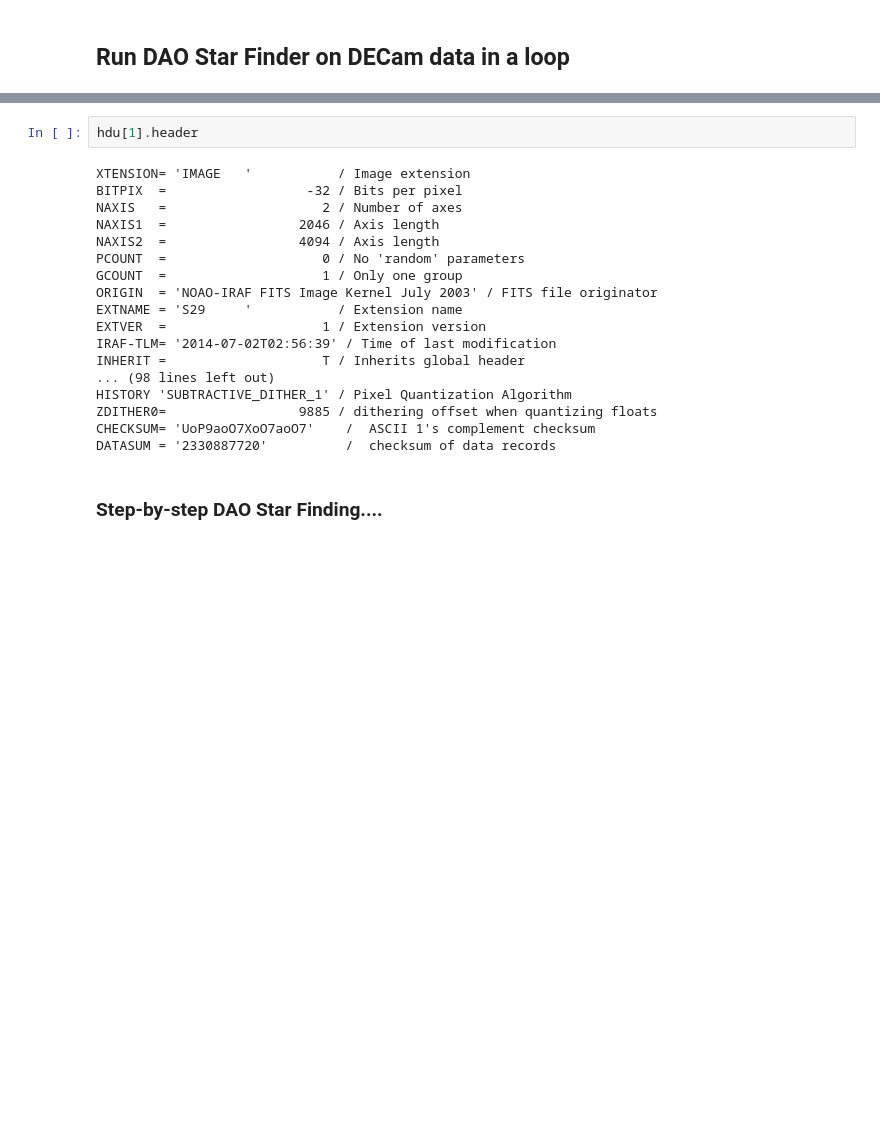
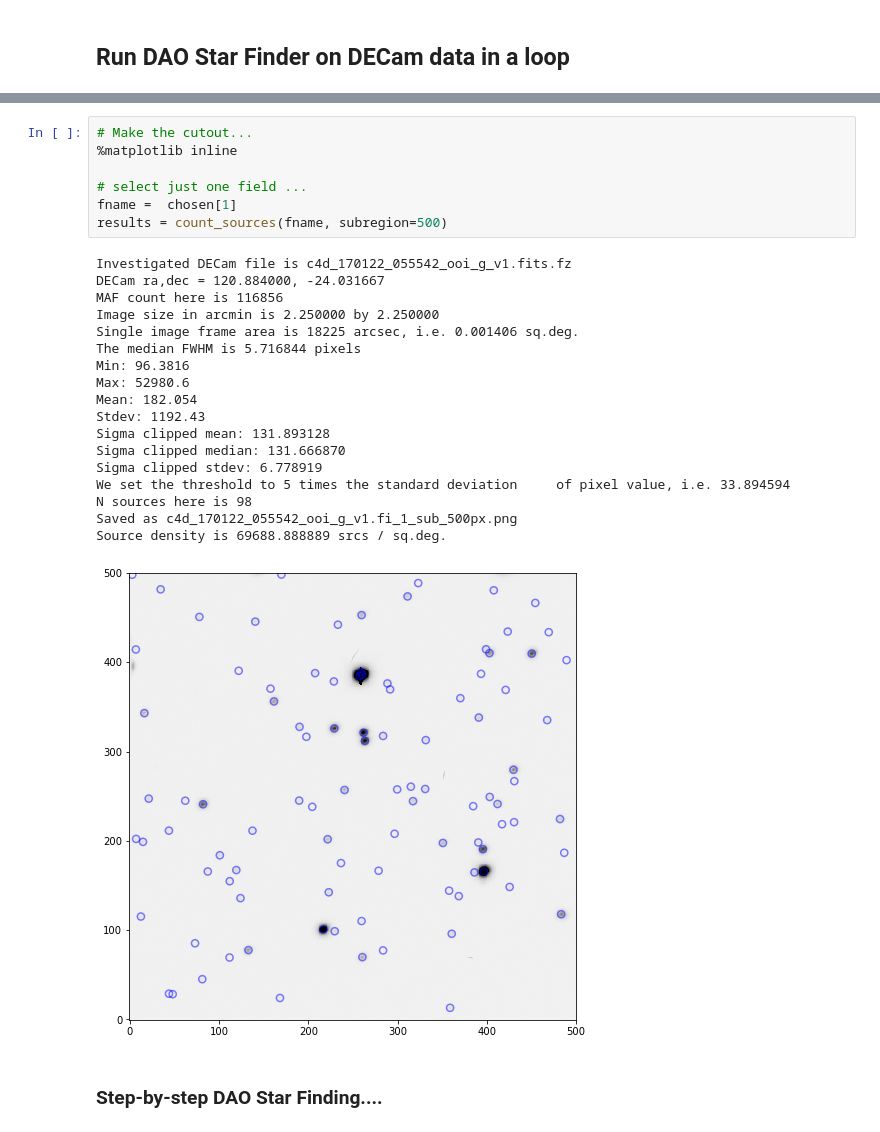
Before and after one commit to suberlak/crowded_fields, a Jupyter notebook: code/source_count_DAOStarFinder.ipynb, the cells around one changed output, grey strips where cells are left out. Saved outputs shown, nothing was run; the diff lists cells and outputs as text; blank space fills up the shorter version.

```diff
--- a/code/source_count_DAOStarFinder.ipynb
+++ b/code/source_count_DAOStarFinder.ipynb
@@ -287,23 +259,29 @@ Table.read('DAO_'+str(percent)+'_perc_DECam_MAF_counts.csv')
-# %%
-hdu[1].header
-# %% [output]
-XTENSION= 'IMAGE   '           / Image extension
-BITPIX  =                  -32 / Bits per pixel
-NAXIS   =                    2 / Number of axes
-NAXIS1  =                 2046 / Axis length
-NAXIS2  =                 4094 / Axis length
-PCOUNT  =                    0 / No 'random' parameters
-GCOUNT  =                    1 / Only one group
-ORIGIN  = 'NOAO-IRAF FITS Image Kernel July 2003' / FITS file originator
-EXTNAME = 'S29     '           / Extension name
-EXTVER  =                    1 / Extension version
-IRAF-TLM= '2014-07-02T02:56:39' / Time of last modification
-INHERIT =                    T / Inherits global header
-... (98 lines left out)
-HISTORY 'SUBTRACTIVE_DITHER_1' / Pixel Quantization Algorithm
-ZDITHER0=                 9885 / dithering offset when quantizing floats
-CHECKSUM= 'UoP9aoO7XoO7aoO7'    /  ASCII 1's complement checksum
-DATASUM = '2330887720'          /  checksum of data records
+# %%
+# Make the cutout...
+%matplotlib inline
+
+# select just one field ...
+fname =  chosen[1]
+results = count_sources(fname, subregion=500)
+# %% [output]
+Investigated DECam file is c4d_170122_055542_ooi_g_v1.fits.fz
+DECam ra,dec = 120.884000, -24.031667
+MAF count here is 116856
+Image size in arcmin is 2.250000 by 2.250000
+Single image frame area is 18225 arcsec, i.e. 0.001406 sq.deg.
+The median FWHM is 5.716844 pixels
+Min: 96.3816
+Max: 52980.6
+Mean: 182.054
+Stdev: 1192.43
+Sigma clipped mean: 131.893128
+Sigma clipped median: 131.666870
+Sigma clipped stdev: 6.778919
+We set the threshold to 5 times the standard deviation     of pixel value, i.e. 33.894594
+N sources here is 98
+Saved as c4d_170122_055542_ooi_g_v1.fi_1_sub_500px.png
+Source density is 69688.888889 srcs / sq.deg.
+[figure, added]
 # %% [markdown]
 ### Step-by-step DAO Star Finding....
 # %% [markdown]
```
Also changed, not shown: parts of 18 cells of this notebook, 7 other files.
